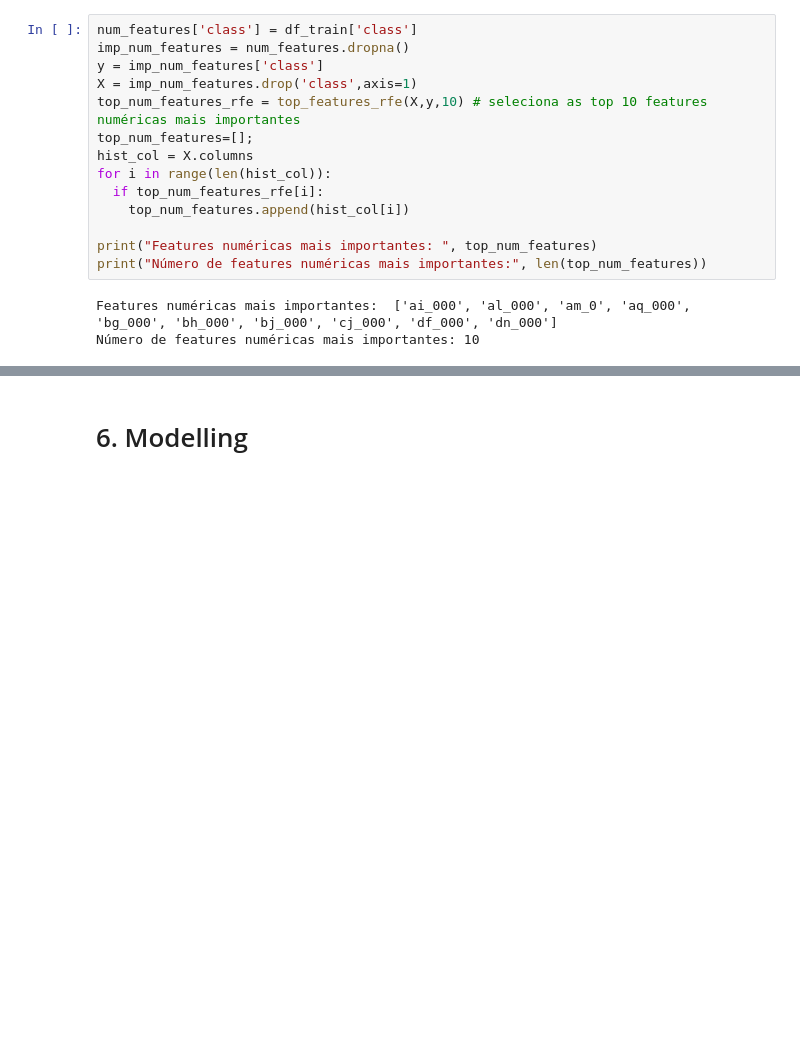
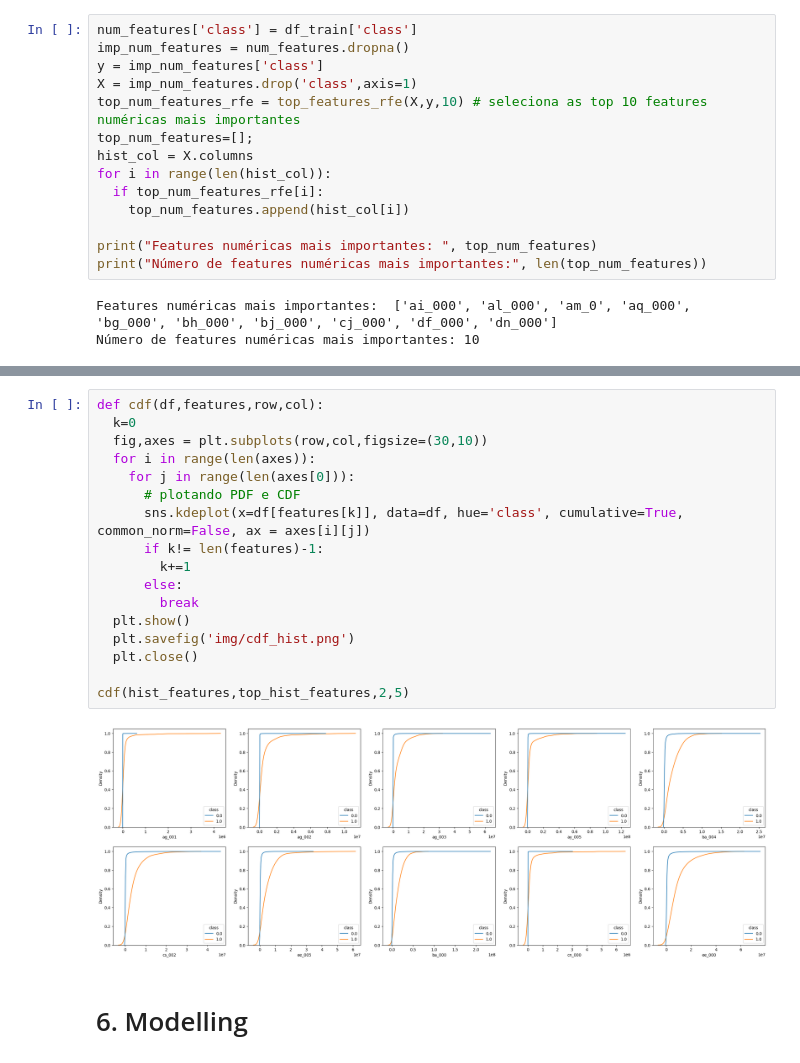
Before and after one commit to joaomj/truck_maintenance, a Jupyter notebook: data_science_notebook.ipynb, the cells around one changed output, grey strips where cells are left out. Cells and saved outputs as stored; diff of their text form; blank space fills up the shorter version.

```diff
--- a/data_science_notebook.ipynb
+++ b/data_science_notebook.ipynb
@@ -319,3 +395,22 @@ Número de features numéricas mais importantes: 10
+# %%
+def cdf(df,features,row,col):
+  k=0
+  fig,axes = plt.subplots(row,col,figsize=(30,10))
+  for i in range(len(axes)):
+    for j in range(len(axes[0])):
+      # plotando PDF e CDF
+      sns.kdeplot(x=df[features[k]], data=df, hue='class', cumulative=True, common_norm=False, ax = axes[i][j])
+      if k!= len(features)-1:
+        k+=1
+      else:
+        break
+  plt.show()
+  plt.savefig('img/cdf_hist.png')
+  plt.close()
+
+cdf(hist_features,top_hist_features,2,5)
+# %% [output]
+[figure, added]
 # %% [markdown]
 # 6. Modelling
 # %% [markdown]
```
Also changed, not shown: parts of 11 cells of this notebook.
